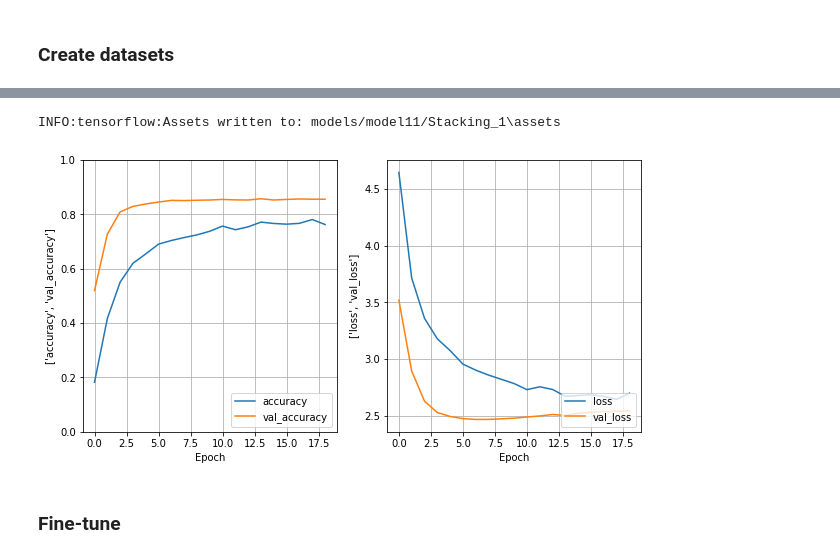
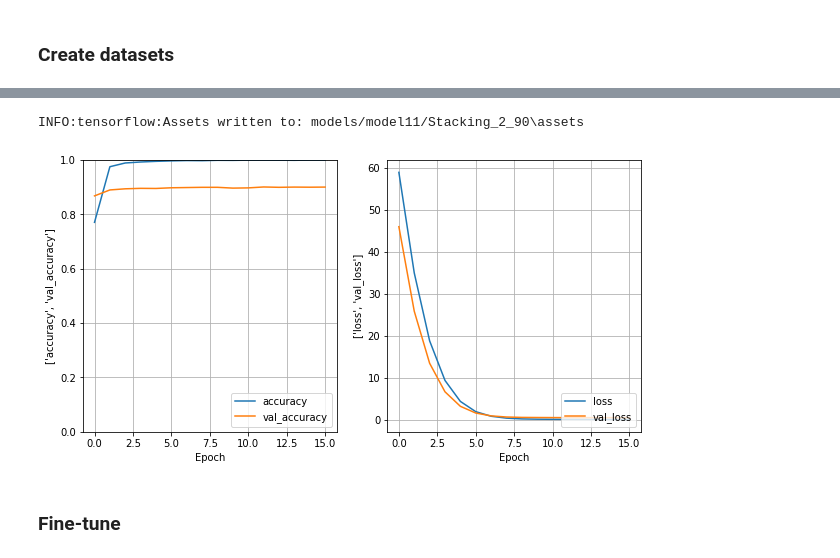
Before and after one commit to guillaume-jones/INF8245E, a Jupyter notebook: Kaggle/model_interface.ipynb, the cells around one changed output, grey strips where cells are left out. Saved outputs shown, nothing was run; the diff lists cells and outputs as text; code cells hidden in the pictures.

Commit message:
Train more stacking models

```diff
--- a/Kaggle/model_interface.ipynb
+++ b/Kaggle/model_interface.ipynb
@@ -12,7 +12,12 @@ from model11_stacking import Model, model_number
 # %% [markdown]
 ### Create datasets
 # %%
-complete_dataset, train_dataset, valid_dataset, valid_labels = kaggle.load_train_as_dataset(return_complete_set=True)
+train_dataset, valid_dataset, valid_labels = kaggle.load_train_as_dataset()
 
 batch_size = 32
-train_dataset_augmented, epoch_length = kaggle.augment_dataset(train_dataset, batch_size)
+# train_dataset_augmented, epoch_length = kaggle.augment_dataset(train_dataset, batch_size)
+# %%
+# For stacking only
+test_dataset = kaggle.load_test_set()
+[prediction_train_set, prediction_valid_set, prediction_test_set] = model11_stacking.generate_predictions_for_datasets(
+    [train_dataset, valid_dataset, test_dataset])
@@ -25,9 +33,9 @@ Model().build(None).summary()
 # %%
 # Fit model
 # See {model}.py for specific training instructions, like epochs or valid_patience
-model_name = 'Stacking_1'
+model_name = 'Stacking_2'
 
 model, history = kaggle.train_model(
-    Model().build(None), train_dataset.batch(32), valid_dataset,
-    epochs=5, valid_patience=5, epoch_length=epoch_length)
+    Model().build(None), prediction_train_set, prediction_valid_set,
+    epochs=10, valid_patience=4)
 # %% [output]
@@ -43,12 +62,12 @@ Epoch 5/15
 # %%
 # Save model
-model.save(f'models/{model_number}/{model_name}')
+model.save(f'models/{model_number}/{model_name}_90')
 
 # Plot model statistics during training
 kaggle.plot_model_history(history, [['accuracy', 'val_accuracy'], ['loss', 'val_loss']])
 # %% [output]
-INFO:tensorflow:Assets written to: models/model11/Stacking_1\assets
+INFO:tensorflow:Assets written to: models/model11/Stacking_2_90\assets
-[figure, old version]
+[figure, new version]
 # %%
 model = keras.models.load_model(f'models/{model_number}/WideResNet_2_73')
 # %% [markdown]
```
Also changed, not shown: parts of 9 cells of this notebook, 12 other files.
